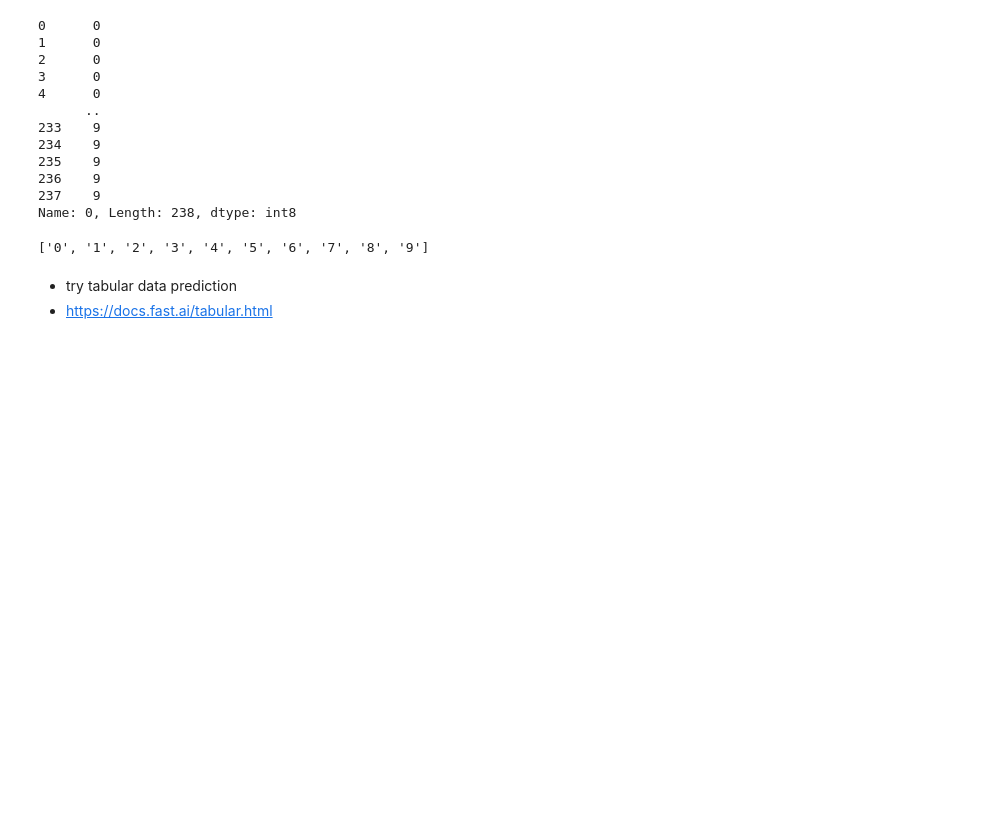
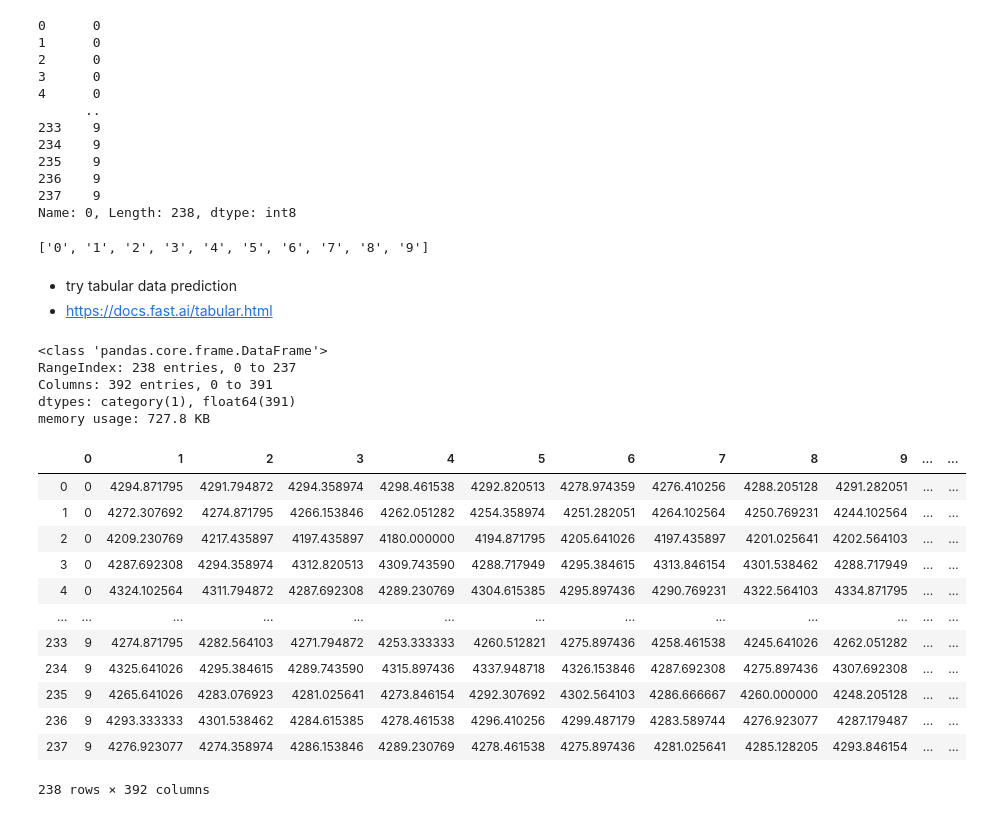
Before and after one commit to fun-personal-projects/thoughtsToText, a Jupyter notebook: main.ipynb, the cells around one changed output. Saved outputs shown, nothing was run; the diff lists cells and outputs as text; code cells hidden in the pictures; blank space fills up the shorter version.

```diff
--- a/main.ipynb
+++ b/main.ipynb
@@ -398,3 +411,9 @@ val_idx = range(210,238)
+# %%
+data = data[data.columns[:392]]
+# %%
+data['0']=data['0'].astype('category')
+# %%
+data['0'] = data['0'].cat.codes
 # %%
 data['0']
 # %% [output]
@@ -410,6 +429,8 @@ data['0']
 236    9
 237    9
 Name: 0, Length: 238, dtype: int8
+# %%
+data['0']=data['0'].astype('category')
 # %%
 cat_names = list('0123456789');cat_names
 # %% [output]
@@ -417,3 +438,11 @@ cat_names = list('0123456789');cat_names
 # %% [markdown]
 - try tabular data prediction
 - https://docs.fast.ai/tabular.html
+# %%
+data.info()
+# %% [output]
+<class 'pandas.core.frame.DataFrame'>
+RangeIndex: 238 entries, 0 to 237
+Columns: 392 entries, 0 to 391
+dtypes: category(1), float64(391)
+memory usage: 727.8 KB
@@ -419,0 +456,16 @@ cat_names = list('0123456789');cat_names
+# %%
+data
+# %% [output]
+|  | 0 | 1 | 2 | 3 | 4 | 5 | 6 | 7 | 8 | 9 | ... | ... |
+| 0 | 0 | 4294.871795 | 4291.794872 | 4294.358974 | 4298.461538 | 4292.820513 | 4278.974359 | 4276.410256 | 4288.205128 | 4291.282051 | ... | ... |
+| 1 | 0 | 4272.307692 | 4274.871795 | 4266.153846 | 4262.051282 | 4254.358974 | 4251.282051 | 4264.102564 | 4250.769231 | 4244.102564 | ... | ... |
+| 2 | 0 | 4209.230769 | 4217.435897 | 4197.435897 | 4180.000000 | 4194.871795 | 4205.641026 | 4197.435897 | 4201.025641 | 4202.564103 | ... | ... |
+| 3 | 0 | 4287.692308 | 4294.358974 | 4312.820513 | 4309.743590 | 4288.717949 | 4295.384615 | 4313.846154 | 4301.538462 | 4288.717949 | ... | ... |
+| 4 | 0 | 4324.102564 | 4311.794872 | 4287.692308 | 4289.230769 | 4304.615385 | 4295.897436 | 4290.769231 | 4322.564103 | 4334.871795 | ... | ... |
+| ... | ... | ... | ... | ... | ... | ... | ... | ... | ... | ... | ... | ... |
+| 233 | 9 | 4274.871795 | 4282.564103 | 4271.794872 | 4253.333333 | 4260.512821 | 4275.897436 | 4258.461538 | 4245.641026 | 4262.051282 | ... | ... |
+| 234 | 9 | 4325.641026 | 4295.384615 | 4289.743590 | 4315.897436 | 4337.948718 | 4326.153846 | 4287.692308 | 4275.897436 | 4307.692308 | ... | ... |
+| 235 | 9 | 4265.641026 | 4283.076923 | 4281.025641 | 4273.846154 | 4292.307692 | 4302.564103 | 4286.666667 | 4260.000000 | 4248.205128 | ... | ... |
+| 236 | 9 | 4293.333333 | 4301.538462 | 4284.615385 | 4278.461538 | 4296.410256 | 4299.487179 | 4283.589744 | 4276.923077 | 4287.179487 | ... | ... |
+| 237 | 9 | 4276.923077 | 4274.358974 | 4286.153846 | 4289.230769 | 4278.461538 | 4275.897436 | 4281.025641 | 4285.128205 | 4293.846154 | ... | ... |
+238 rows × 392 columns
```
Also changed, not shown: parts of 15 cells of this notebook, 2 other files.
